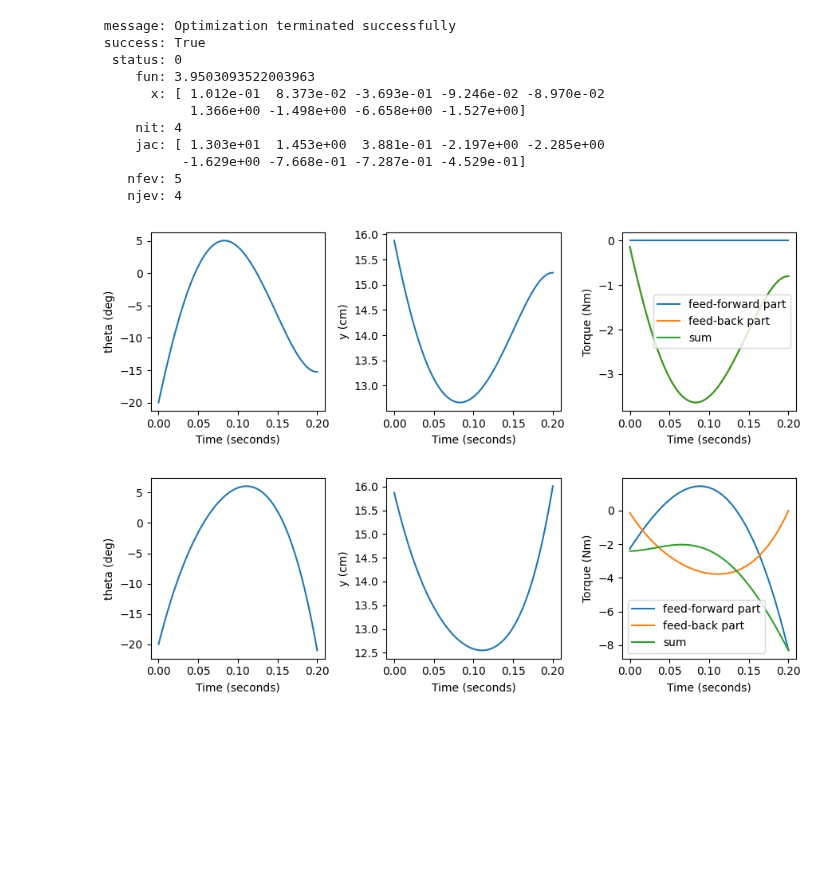
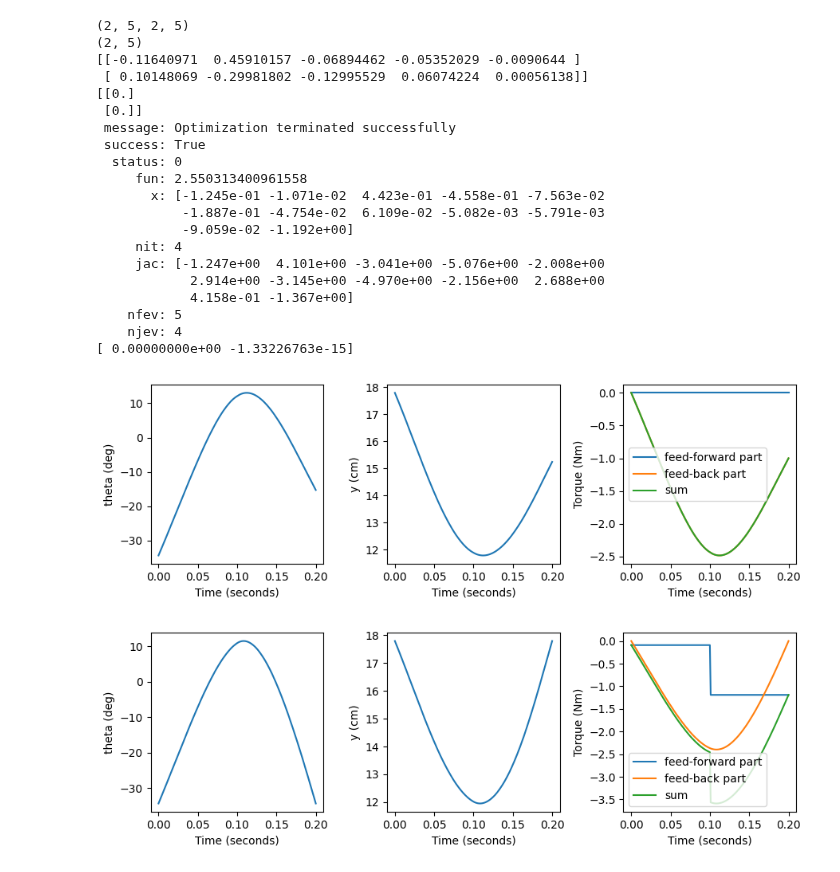
Before and after one commit to JGSuw/hsa_hopper_control, a Jupyter notebook: notebooks/hop_controller_combined.ipynb, the cells around one changed output. Saved outputs shown, nothing was run; the diff lists cells and outputs as text; code cells hidden in the pictures; blank space fills up the shorter version.

```diff
--- a/notebooks/hop_controller_combined.ipynb
+++ b/notebooks/hop_controller_combined.ipynb
@@ -103,7 +101,7 @@ def euler(x0, dt, steps, dynamics_params):
     x = np.zeros((len(x0),steps+1))
     x[:,0] = x0
     for i in range(1,steps+1):
-        f = hsa_hopper.dynamics.evaluate(x[0,i-1],x[1,i-1],0,dynamics_params)
+        f = stance_dynamics(x[0,i-1],x[1,i-1],0,dynamics_params)
         x[0,i] = x[0,i-1] + dt*x[1,i-1] + (.5*dt**2)*f
         x[1,i] = x[1,i-1] + dt*f
         t[i] = t[i-1] + dt
@@ -124,54 +122,68 @@ def initial_guess(dynamics_params, collo_params, boundary_conditions, tf, dt):
     return x_interp, u_interp
 # %%
 from scipy.optimize import minimize
-
+from hsa_hopper.collocation import CollocationParameters, HopBVP, PiecewiseInterpolation
 # generate initial guess for the stance controller solution via
 # forward simulation of passive system
-collo_params = hsa_hopper.collocation.CollocationParameters(1,5,4,0,tf)
+collo_params = CollocationParameters(2,5,1,3,0,tf)
 x_interp, u_interp = initial_guess(dynamics_params,
                                    collo_params,
                                    stance_boundary_cond,
                                    tf,
                                    1e-4)
 make_interp_figure(x_interp, u_interp, dynamics_params)
-z = np.hstack([x_interp.mat.flatten(),u_interp.mat.flatten()])
+z = np.zeros((collo_params.Ns,collo_params.Nx+collo_params.Nu))
+z[:,:collo_params.Nx] = x_interp.mat
+z[:,collo_params.Nx:] = u_interp.mat
+z = z.flatten(order='F')
 
 # solve optimal control problem for stance controller
-bvp = hsa_hopper.collocation.HopBVP(
+bvp = HopBVP(
     [stance_boundary_cond['x1'],
      stance_boundary_cond['xdot1']],
     [stance_boundary_cond['xN'],
      stance_boundary_cond['xdotN']],
-    [-50*np.pi/180,-20],
-    [20*np.pi/180,20],
+    # [-50*np.pi/180,-20],
+    # [20*np.pi/180,20],
+    [-1e3,-1e3],
+    [1e3, 1e3],
     dynamics_params,
     collo_params,
 )
 result = bvp.optimize(z, options = {
     'ftol': 1e-3,
-    'maxiter': 200,
+    'maxiter': 500,
     'eps': 1e-4,
 },
-regeneration=False)
+regeneration=True)
 print(result)
-
-x_interp_stance = hsa_hopper.collocation.PiecewiseInterpolation(bvp.c_mat,collo_params.tk)
-u_interp_stance = hsa_hopper.collocation.PiecewiseInterpolation(bvp.d_mat,collo_params.tk)
+print(bvp.continuity_constraints(result.x))
+x_interp_stance = PiecewiseInterpolation(bvp.c_mat,collo_params.tk)
+u_interp_stance = PiecewiseInterpolation(bvp.d_mat,collo_params.tk)
 make_interp_figure(x_interp_stance, u_interp_stance, dynamics_params)
 # %% [output]
+(2, 5, 2, 5)
+(2, 5)
+[[-0.11640971  0.45910157 -0.06894462 -0.05352029 -0.0090644 ]
+ [ 0.10148069 -0.29981802 -0.12995529  0.06074224  0.00056138]]
+[[0.]
+ [0.]]
  message: Optimization terminated successfully
  success: True
   status: 0
-     fun: 3.9503093522003963
-       x: [ 1.012e-01  8.373e-02 -3.693e-01 -9.246e-02 -8.970e-02
-            1.366e+00 -1.498e+00 -6.658e+00 -1.527e+00]
+     fun: 2.550313400961558
+       x: [-1.245e-01 -1.071e-02  4.423e-01 -4.558e-01 -7.563e-02
+           -1.887e-01 -4.754e-02  6.109e-02 -5.082e-03 -5.791e-03
+           -9.059e-02 -1.192e+00]
      nit: 4
-     jac: [ 1.303e+01  1.453e+00  3.881e-01 -2.197e+00 -2.285e+00
-           -1.629e+00 -7.668e-01 -7.287e-01 -4.529e-01]
+     jac: [-1.247e+00  4.101e+00 -3.041e+00 -5.076e+00 -2.008e+00
+            2.914e+00 -3.145e+00 -4.970e+00 -2.156e+00  2.688e+00
+            4.158e-01 -1.367e+00]
     nfev: 5
     njev: 4
+[ 0.00000000e+00 -1.33226763e-15]
-[figure, old version]
+[figure, new version]
-[figure, old version]
+[figure, new version]
 # %%
 # generate initial guess for the startup controller solution via
 # forward simulation of passive system
```
Also changed, not shown: parts of 2 cells of this notebook, 3 other files.
